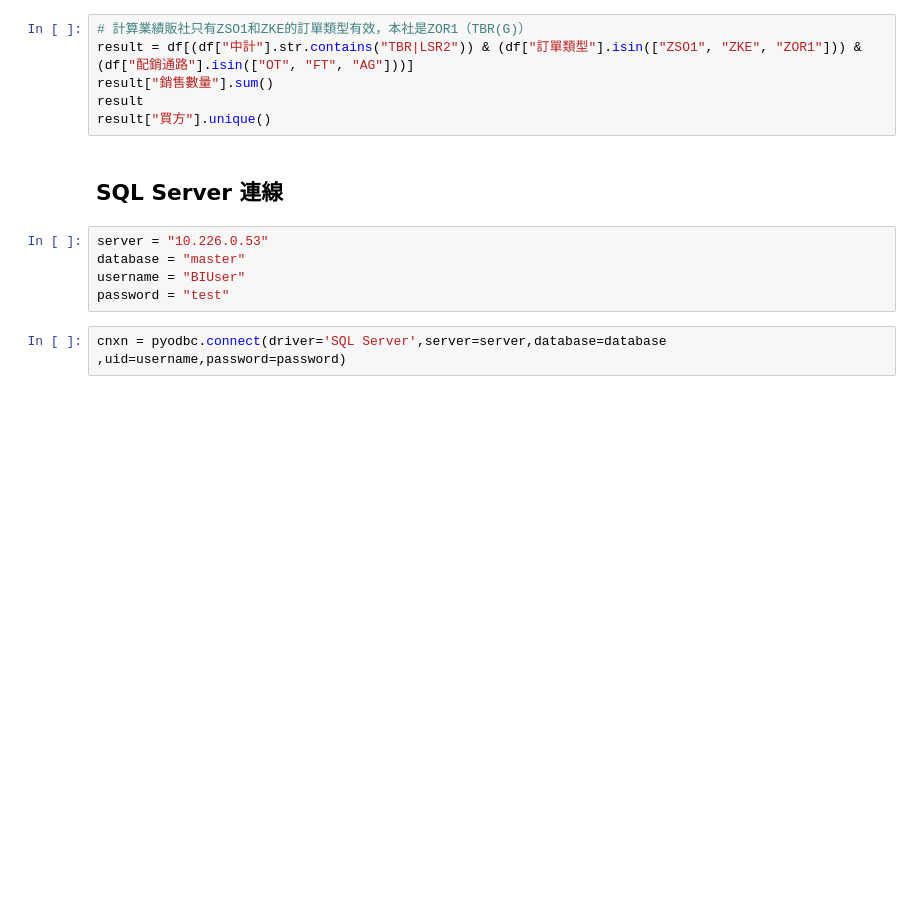
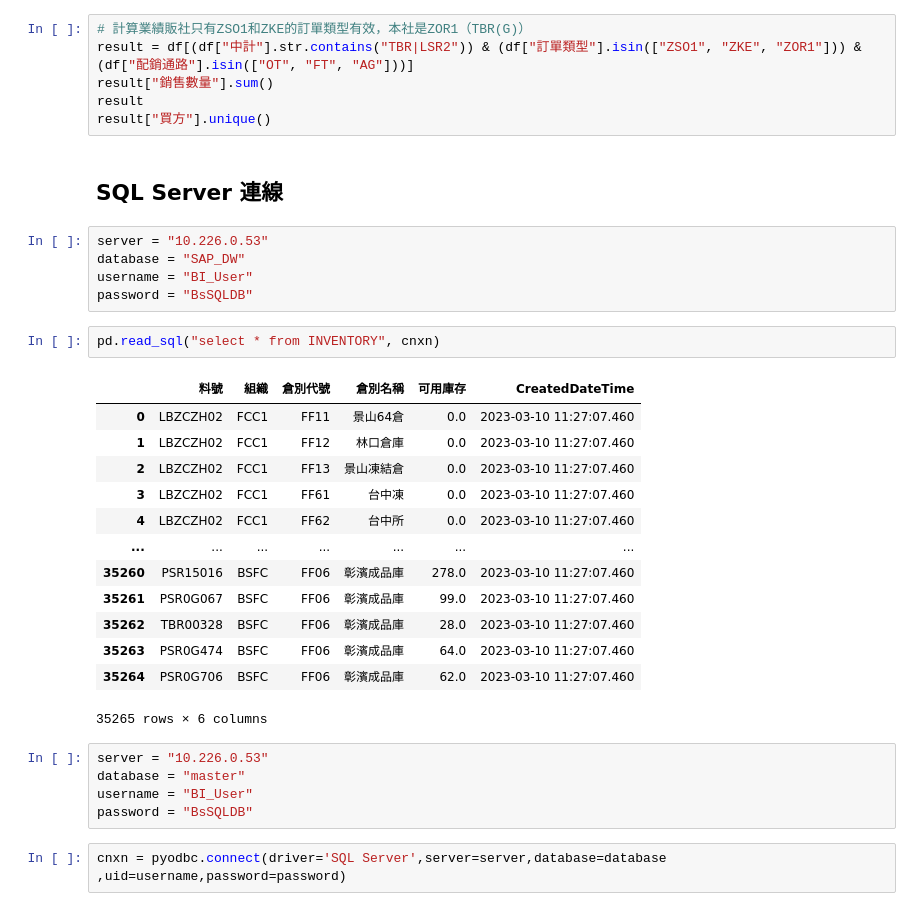
Before and after one commit to jimmyhsu1010/bridgestone_work_related, a Jupyter notebook: sales_related/sales_data_combine.ipynb, the cells around one changed output. Saved outputs shown, nothing was run; the diff lists cells and outputs as text; blank space fills up the shorter version.

```diff
--- a/sales_related/sales_data_combine.ipynb
+++ b/sales_related/sales_data_combine.ipynb
@@ -185,11 +185,32 @@ result
 result["買方"].unique()
 # %% [markdown]
 ## SQL Server 連線
+# %%
+server = "10.226.0.53"
+database = "SAP_DW"
+username = "BI_User"
+password = "BsSQLDB"
+# %%
+pd.read_sql("select * from INVENTORY", cnxn)
+# %% [output]
+|  | 料號 | 組織 | 倉別代號 | 倉別名稱 | 可用庫存 | CreatedDateTime |
+| 0 | LBZCZH02 | FCC1 | FF11 | 景山64倉 | 0.0 | 2023-03-10 11:27:07.460 |
+| 1 | LBZCZH02 | FCC1 | FF12 | 林口倉庫 | 0.0 | 2023-03-10 11:27:07.460 |
+| 2 | LBZCZH02 | FCC1 | FF13 | 景山凍結倉 | 0.0 | 2023-03-10 11:27:07.460 |
+| 3 | LBZCZH02 | FCC1 | FF61 | 台中凍 | 0.0 | 2023-03-10 11:27:07.460 |
+| 4 | LBZCZH02 | FCC1 | FF62 | 台中所 | 0.0 | 2023-03-10 11:27:07.460 |
+| ... | ... | ... | ... | ... | ... | ... |
+| 35260 | PSR15016 | BSFC | FF06 | 彰濱成品庫 | 278.0 | 2023-03-10 11:27:07.460 |
+| 35261 | PSR0G067 | BSFC | FF06 | 彰濱成品庫 | 99.0 | 2023-03-10 11:27:07.460 |
+| 35262 | TBR00328 | BSFC | FF06 | 彰濱成品庫 | 28.0 | 2023-03-10 11:27:07.460 |
+| 35263 | PSR0G474 | BSFC | FF06 | 彰濱成品庫 | 64.0 | 2023-03-10 11:27:07.460 |
+| 35264 | PSR0G706 | BSFC | FF06 | 彰濱成品庫 | 62.0 | 2023-03-10 11:27:07.460 |
+35265 rows × 6 columns
 # %%
 server = "10.226.0.53"
 database = "master"
-username = "BIUser"
-password = "test"
+username = "BI_User"
+password = "BsSQLDB"
 # %%
 cnxn = pyodbc.connect(driver='SQL Server',server=server,database=database ,uid=username,password=password)
 # %%
```
Also changed, not shown: parts of 7 cells of this notebook, 17 other files.
